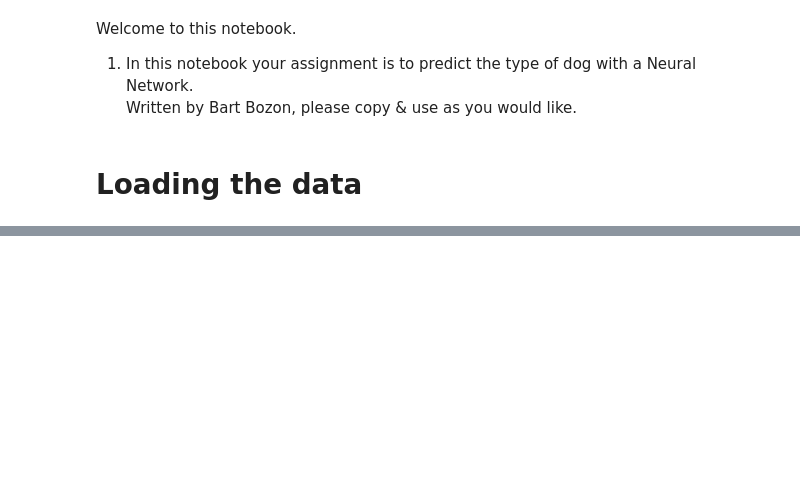
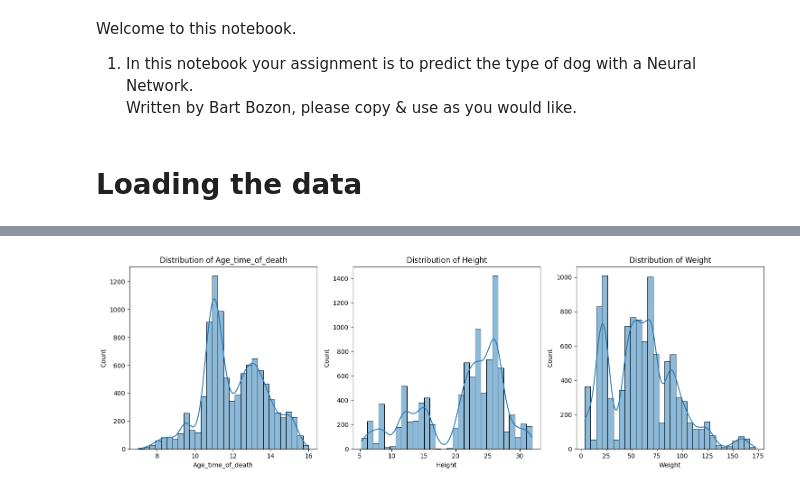
Before and after one commit to niboR13s/Data-science-code, a Jupyter notebook: Homework/Week_04/03_Dog_neural_network.ipynb, the cells around one changed output, grey strips where cells are left out. Saved outputs shown, nothing was run; the diff lists cells and outputs as text; code cells hidden in the pictures; blank space fills up the shorter version.

```diff
--- a/Homework/Week_04/03_Dog_neural_network.ipynb
+++ b/Homework/Week_04/03_Dog_neural_network.ipynb
@@ -22,0 +79,13 @@ df.head()
+# %%
+# Visualize Numerical Features Distributions
+num_cols = df.select_dtypes(include=[np.number]).columns
+
+plt.figure(figsize=(15, 5))
+for i, col in enumerate(num_cols):
+    plt.subplot(1, 3, i+1)
+    sns.histplot(df[col], kde=True, bins=30)
+    plt.title(f'Distribution of {col}')
+plt.tight_layout()
+plt.show()
+# %% [output]
+[figure, added]
```
Also changed, not shown: parts of 16 cells of this notebook, 8 other files.
